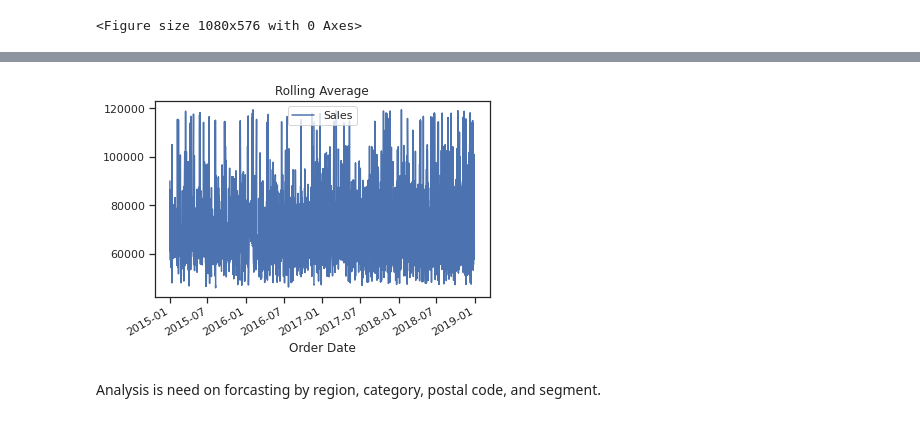
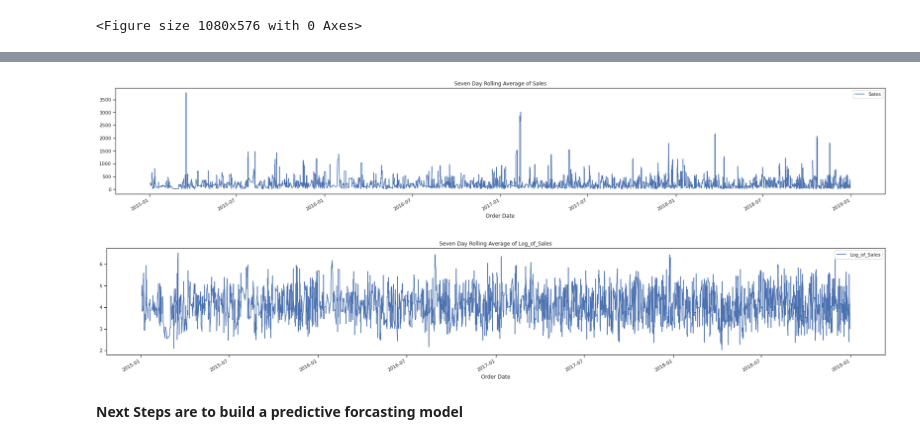
Before and after one commit to nickguendel/Awesome-Portfolio, a Jupyter notebook: eda-and-sales-forecasting.ipynb, the cells around one changed output, grey strips where cells are left out. Drawn from its saved outputs; the diff is of its cells as text; code cells hidden in the pictures.

```diff
--- a/eda-and-sales-forecasting.ipynb
+++ b/eda-and-sales-forecasting.ipynb
@@ -269,6 +271,5 @@ plt.figure(figsize = (15,8))
 # %%
-df_train_order = df_train[['Order Date', 'Sales']]
-df_train_order.plot('Order Date', 'Sales')
-plt.figure(figsize=(10, 6), dpi=80)
-plt.show()
+df_train_order = df_train[['Order Date', 'Sales', 'Log_of_Sales']]
+df_train_order.plot('Order Date', 'Log_of_Sales')
+plt.rcParams['figure.figsize'] = [32, 5]
 # %% [output]
@@ -287,5 +319,5 @@ It is too diffuicult to see any trends so I'll calculate a moving average
 # %%
-df_train_rolling = df_train[['Order Date', 'Sales']]
-df_train_rolling['Sales'] = df_train_rolling['Sales'].rolling(300).sum()
-print(df_train_rolling.head(40))
+df_train_rolling = df_train[['Order Date', 'Sales', 'Log_of_Sales']].sort_values(by='Order Date')
+df_train_rolling[['Sales', 'Log_of_Sales']] = df_train_rolling[['Sales','Log_of_Sales']].rolling(7).mean()
+df_train_rolling.tail(0)
 # %% [output]
@@ -313,8 +325,11 @@ See the caveats in the documentation: https://pandas.pydata.org/pandas-docs/stab
 # %%
 df_train_rolling.plot('Order Date', 'Sales')
-plt.title('Rolling Average')
+plt.title('Seven Day Rolling Average of Sales')
+df_train_rolling.plot('Order Date', 'Log_of_Sales')
+plt.title('Seven Day Rolling Average of Log_of_Sales')
 plt.show()
 # %% [output]
-[figure, old version]
+[figure, new version]
+[figure, added]
-# %% [markdown]
-Analysis is need on forcasting by region, category, postal code, and segment.
+# %% [markdown]
+**Next Steps are to build a predictive forcasting model**
```
Also changed, not shown: parts of 12 cells of this notebook.
